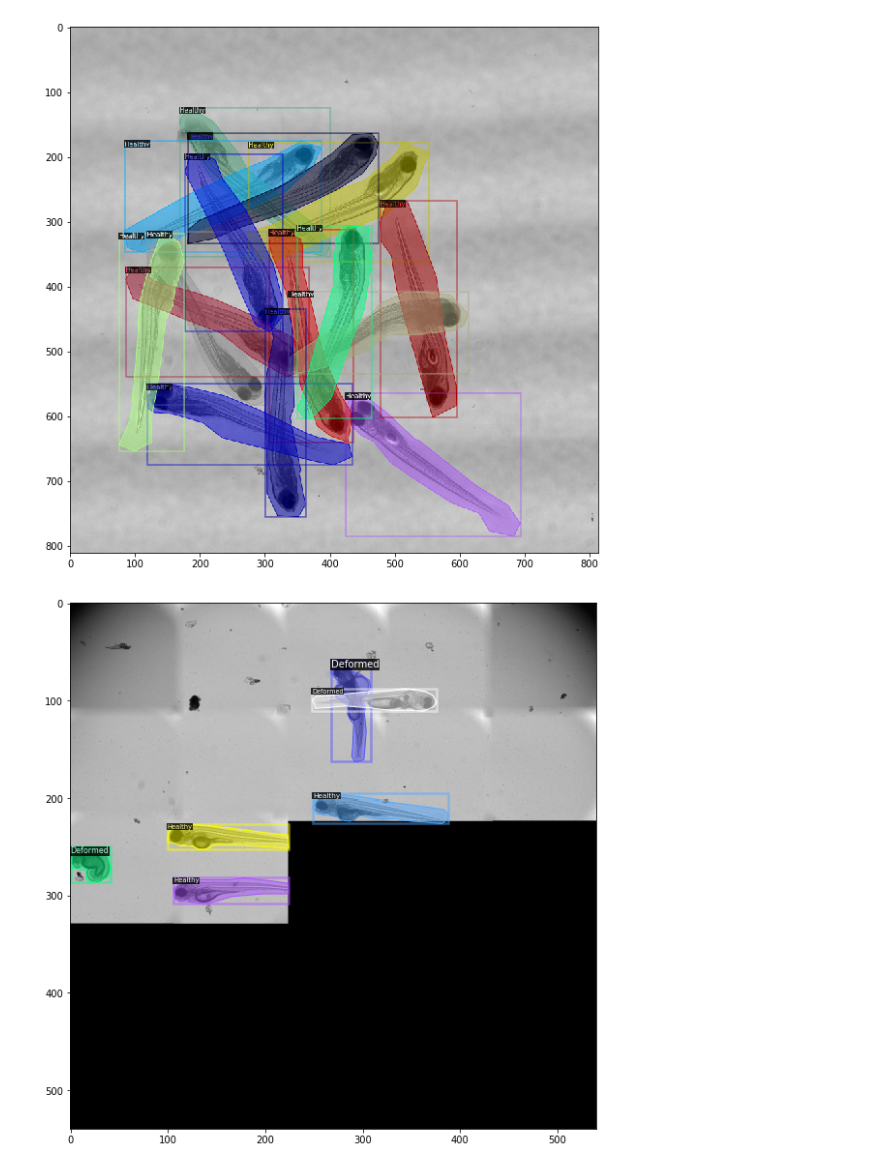
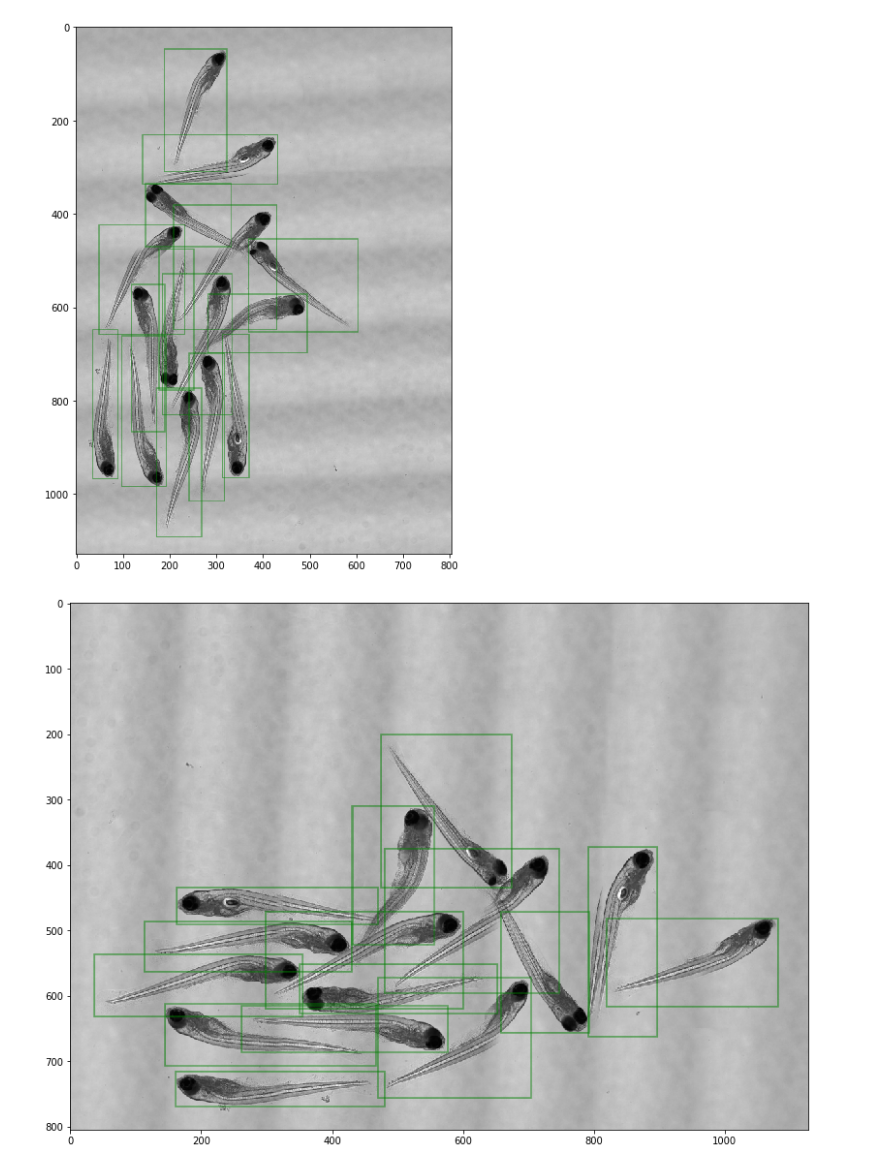
Before and after one commit to j0rd1smit/CS4245_cv_project_zebra_fish, a Jupyter notebook: notebooks/colab/plot_data_set.ipynb, the cells around one changed output. Drawn from its saved outputs; the diff is of its cells as text; code cells hidden in the pictures.

```diff
--- a/notebooks/colab/plot_data_set.ipynb
+++ b/notebooks/colab/plot_data_set.ipynb
@@ -44,0 +113,15 @@ or from the matplotlib source distribution
+# %%
+gt = data_mapper(d)
+img = gt["image"].cpu().numpy()
+img = np.moveaxis(img, 0, -1)
+
+visualizer = Visualizer(img[:, :, ::-1], metadata=metadata, scale=0.5)
+for box in gt['instances'].gt_boxes.tensor.cpu().numpy():
+    visualizer.draw_box(box)
+
+visualizer
+
+vis = visualizer.output
+plt.figure(figsize=(14, 10))
+plt.imshow(cv2.cvtColor(vis.get_image()[:, :, ::-1], cv2.COLOR_BGR2RGB))
+plt.show()
@@ -45,15 +130,23 @@ or from the matplotlib source distribution
 # %%
-dataset_name = "test_direction"
+dataset_name = "train_UNLABELED_TYPE_Flip_Rotate"
 dataset_dicts = DatasetCatalog.get(dataset_name)
 metadata = MetadataCatalog.get(dataset_name)
+
+dataset_dicts = list(filter(lambda x: "dataset/training disordered_Snapshot_20190312_2884.jpg" == x["file_name"] , dataset_dicts))
+
 for d in random.sample(dataset_dicts, 3):
-    img = cv2.imread(d["file_name"])
+    gt = data_mapper(d)
+    img = gt["image"].cpu().numpy()
+    img = np.moveaxis(img, 0, -1)
+
     visualizer = Visualizer(img[:, :, ::-1], metadata=metadata, scale=0.5)
-    vis = visualizer.draw_dataset_dict(d)
+    for box in gt['instances'].gt_boxes.tensor.cpu().numpy():
+        visualizer.draw_box(box)
 
+    vis = visualizer.output
     plt.figure(figsize=(14, 10))
     plt.imshow(cv2.cvtColor(vis.get_image()[:, :, ::-1], cv2.COLOR_BGR2RGB))
     plt.show()
 # %% [output]
-[figure, old version]
+[figure, new version]
-[figure, old version]
+[figure, new version]
```
Also changed, not shown: parts of 7 cells of this notebook, 1 other file.
